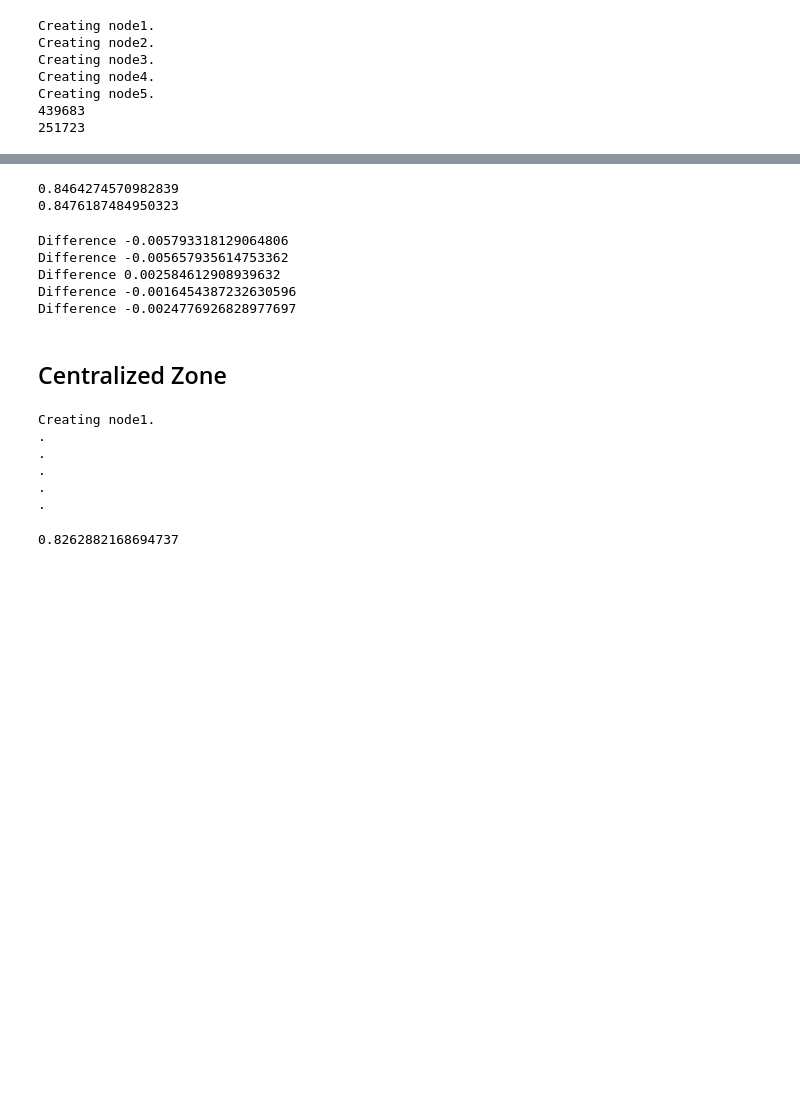
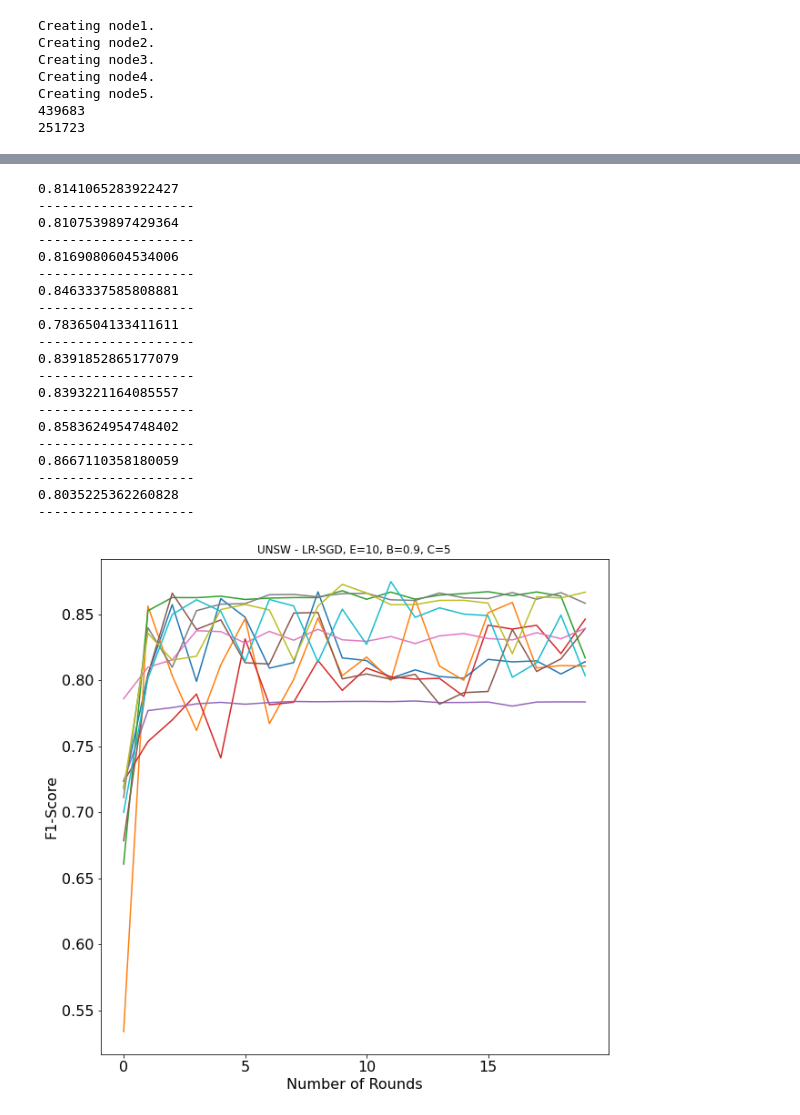
Before and after one commit to indianatoms/FL-PCAP-Analysis, a Jupyter notebook: local_approach/FL_working/fed_avg_csids_data.ipynb, the cells around one changed output, grey strips where cells are left out. Saved outputs shown, nothing was run; the diff lists cells and outputs as text; code cells hidden in the pictures; blank space fills up the shorter version.

```diff
--- a/local_approach/FL_working/fed_avg_csids_data.ipynb
+++ b/local_approach/FL_working/fed_avg_csids_data.ipynb
@@ -19,9 +21,9 @@ def warn(*args, **kwargs):
 import warnings
 warnings.warn = warn
 # %%
-selected_model = Supported_modles.NN_classifier
+selected_model = Supported_modles.SGD_classifier
 # %%
-clients, test_x, test_y = utils.set_data(selected_model, True, False, True)
+clients, test_x, test_y = utils.set_data(selected_model, True, False, False)
 # %% [output]
 Creating node1.
 Creating node2.
@@ -33,7 +39,7 @@ Creating node5.
 # %%
 f1_before = []
 for client in clients:
-    client.init_empty_model(0.1, epochs=50)
+    client.init_empty_model(0.001, epochs=30)
     try:
         client.train_model(epochs=50)
     except ValueError:
@@ -144,44 +254,24 @@ for round in range(number_of_rounds):
-# %%
-# x = test_x
-# y_hat = optimal_model.predict(x)
-# score = f1_score(test_y,y_hat)
-score = fedavg.test_model_f1(y_test=test_y, X_test=test_x)
-print(score)
-fedavg.model = optimal_model
-score = fedavg.test_model_f1(y_test=test_y, X_test=test_x)
-print(score)
-# %% [output]
-0.8464274570982839
-0.8476187484950323
-# %%
-for i in f1_before:
-    print(f'Difference {score-i}')
-# %% [output]
-Difference -0.005793318129064806
-Difference -0.005657935614753362
-Difference 0.002584612908939632
-Difference -0.0016454387232630596
-Difference -0.0024776926828977697
-# %% [markdown]
-## Centralized Zone
-# %%
-client1 = Client("node1","0.0.0.0", 5001, selected_model)
-client1.x = clients[0].x
-client1.init_empty_model(0.01)
-
-
-for client in clients:
-    client1.train_model(x=client.x,y=client.y,epochs=200)
-    print(f'.')
-# %% [output]
-Creating node1.
-.
-.
-.
-.
-.
-# %%
-score = client1.test_model_f1(y_test=test_y, X_test=test_x)
-print(score)
-# %% [output]
-0.8262882168694737
+# %%
+plot(10,0.9,19)
+# %% [output]
+0.8141065283922427
+--------------------
+0.8107539897429364
+--------------------
+0.8169080604534006
+--------------------
+0.8463337585808881
+--------------------
+0.7836504133411611
+--------------------
+0.8391852865177079
+--------------------
+0.8393221164085557
+--------------------
+0.8583624954748402
+--------------------
+0.8667110358180059
+--------------------
+0.8035225362260828
+--------------------
+[figure, added]
```
Also changed, not shown: parts of 11 cells of this notebook, 12 other files.
